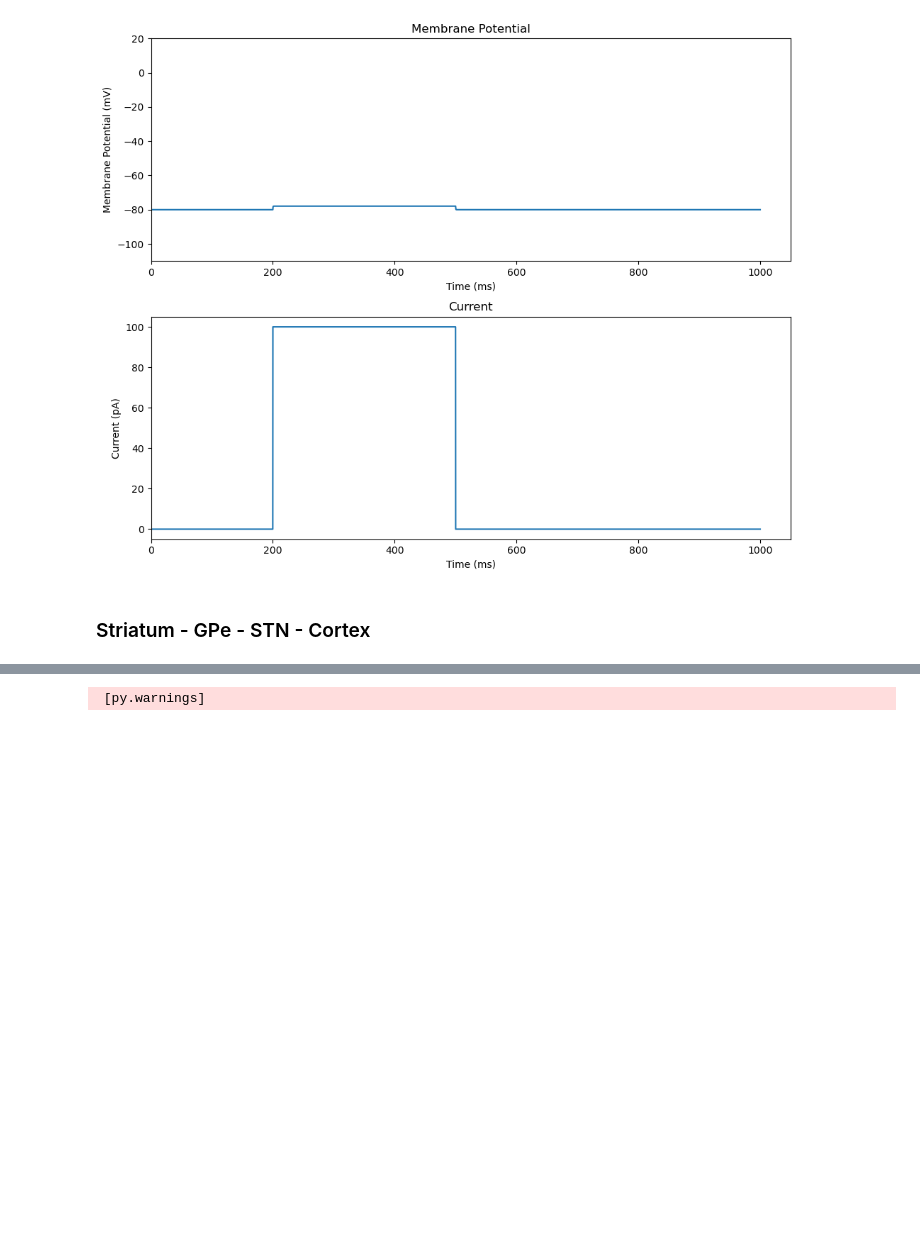
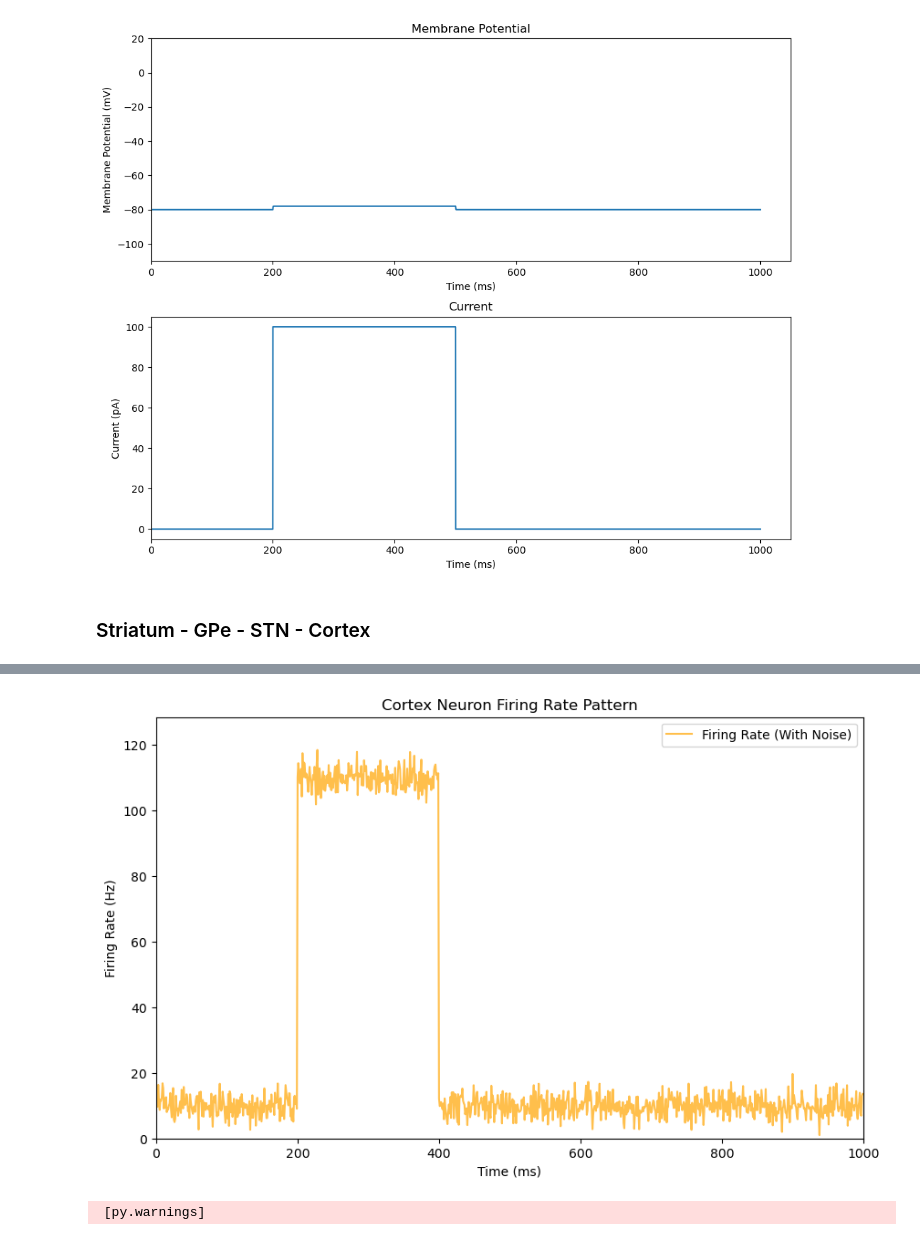
Before and after one commit to techzzt/Basal-ganglia-neuron-models, a Jupyter notebook: ksbns.ipynb, the cells around one changed output, grey strips where cells are left out. Saved outputs shown, nothing was run; the diff lists cells and outputs as text; code cells hidden in the pictures; blank space fills up the shorter version.

```diff
--- a/ksbns.ipynb
+++ b/ksbns.ipynb
@@ -182,3 +181,45 @@ WARNING    'vr' is an internal variable of group 'neurongroup_2', but also exist
+# %%
+import numpy as np
+import matplotlib.pyplot as plt
+
+# Simulation parameters
+duration = 1000  # Total duration in ms
+time = np.arange(0, duration, 1)  # Time vector in ms
+base_rate = 10  # Base rate in Hz
+increase_rate = 100  # Increased rate during 200-400 ms
+sigma = 3  # Standard deviation for noise
+
+# Initialize the firing rates array
+firing_rates = np.zeros_like(time, dtype=float)
+
+# Define the input pattern
+for t in range(len(time)):
+    if 200 <= time[t] < 400:
+        firing_rates[t] = base_rate + increase_rate  # 200 to 400 ms
+    else:
+        firing_rates[t] = base_rate  # Outside the interval
+
+# Add noise to the firing rates
+noise = np.random.normal(0, sigma, size=firing_rates.shape)
+firing_rates_with_noise = firing_rates + noise
+
+# Ensure firing rates are non-negative
+firing_rates_with_noise[firing_rates_with_noise < 0] = 0
+
+# Plot the firing rates
+plt.figure(figsize=(10, 6))
+# plt.plot(time, firing_rates, label='Firing Rate (Without Noise)', color='b', linewidth=2)
+plt.plot(time, firing_rates_with_noise, label='Firing Rate (With Noise)', color='orange', alpha=0.7)
+plt.xlabel('Time (ms)')
+plt.ylabel('Firing Rate (Hz)')
+plt.title('Cortex Neuron Firing Rate Pattern')
+plt.legend()
+#plt.grid()
+plt.xlim(0, duration)  # Set x-axis limits
+plt.ylim(0, np.max(firing_rates_with_noise) + 10)  # Set y-axis limits
+plt.show()
+# %% [output]
+[figure, added]
 # %%
 import matplotlib.pyplot as plt
 import networkx as nx
```
Also changed, not shown: parts of 1 cell of this notebook.
